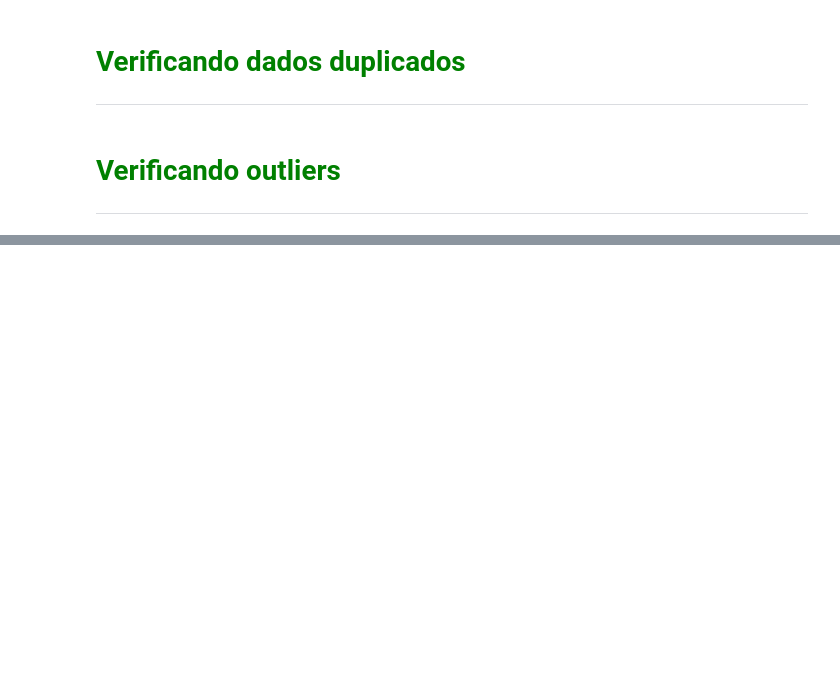
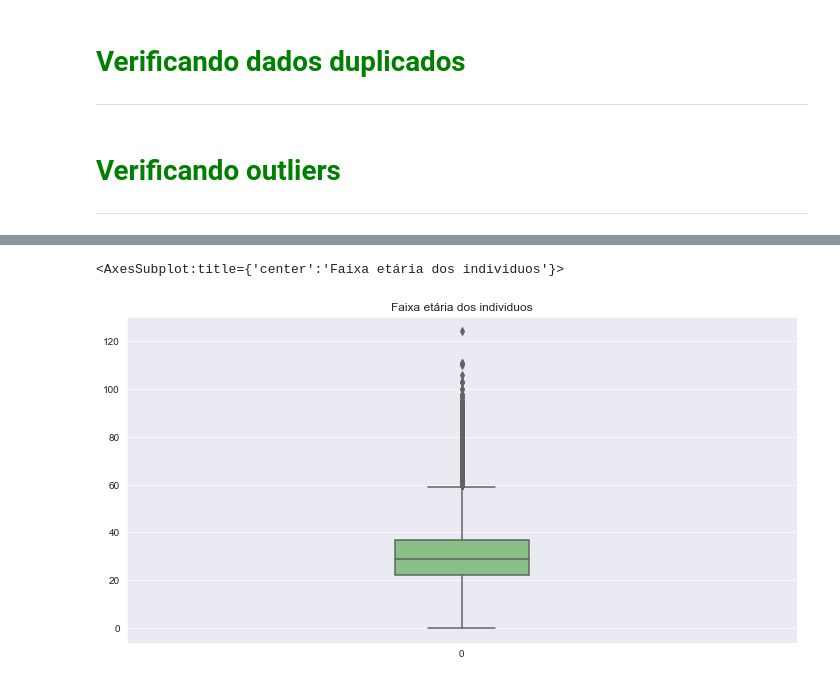
Before and after one commit to thayannefranca/desafio-contagio-virus, a Jupyter notebook: desafio-ds.ipynb, the cells around one changed output, grey strips where cells are left out. Drawn from its saved outputs; the diff is of its cells as text; code cells hidden in the pictures; blank space fills up the shorter version.

```diff
--- a/desafio-ds.ipynb
+++ b/desafio-ds.ipynb
@@ -163,0 +223,8 @@ verificar_outliers_individuos = ['idade', 'qt_filhos', 'IMC']
+# %%
+ax = sns.boxplot(data=df_individuos['idade'], width = 0.2)
+ax.figure.set_size_inches(12,6)
+ax.set_title('Faixa etária dos individuos')
+ax
+# %% [output]
+<AxesSubplot:title={'center':'Faixa etária dos individuos'}>
+[figure, added]
```
Also changed, not shown: parts of 15 cells of this notebook.
